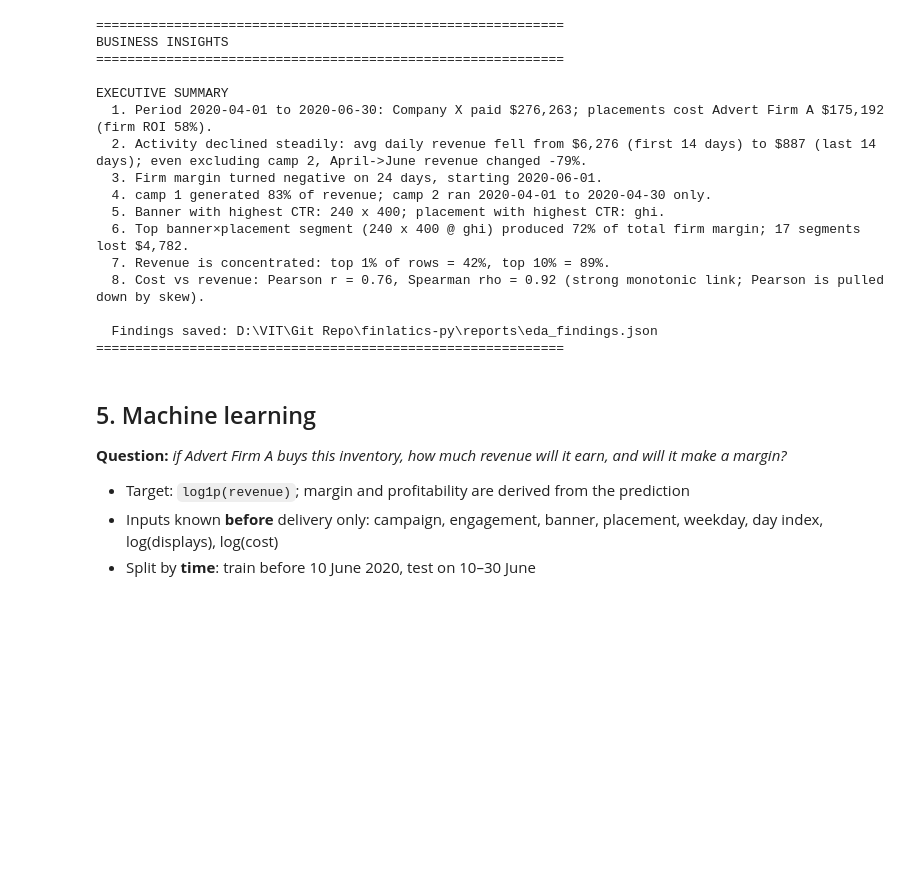
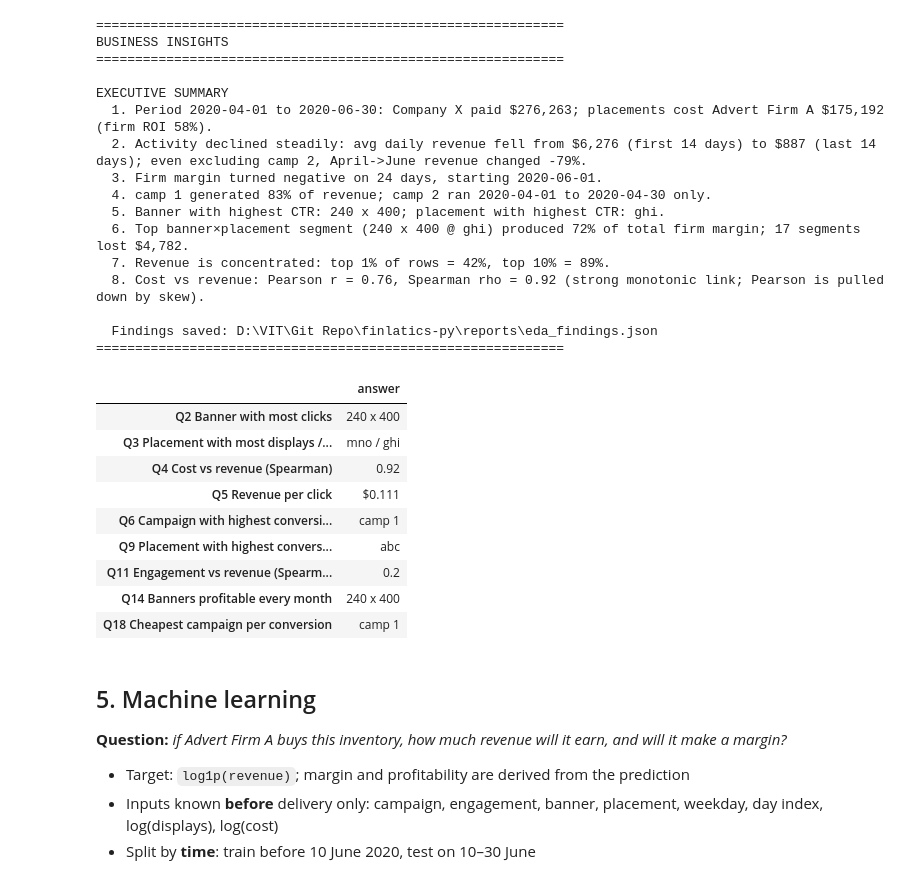
Before and after one commit to akshat-singh05/finlatics-py, a Jupyter notebook: notebooks/project_walkthrough.ipynb, the cells around one changed output. Cells and saved outputs as stored; diff of their text form; code cells hidden in the pictures; blank space fills up the shorter version.

```diff
--- a/notebooks/project_walkthrough.ipynb
+++ b/notebooks/project_walkthrough.ipynb
@@ -216,6 +235,36 @@ EXECUTIVE SUMMARY
 
   Findings saved: D:\VIT\Git Repo\finlatics-py\reports\eda_findings.json
 ============================================================
+# %%
+# A few of the 20 official answers, straight from the computed findings
+camps, f = findings["campaigns"], findings
+pd.Series({
+    "Q2  Banner with most clicks": f["banners"]["most_clicks"],
+    "Q3  Placement with most displays / clicks":
+        f"{f['placements']['most_displays']} / {f['placements']['most_clicks']}",
+    "Q4  Cost vs revenue (Spearman)": round(f["relationships"]["cost~revenue"]["spearman"], 2),
+    "Q5  Revenue per click": f"${f['revenue_per_click']['overall']:.3f}",
+    "Q6  Campaign with highest conversion rate":
+        max(camps, key=lambda c: camps[c]["conversion_rate"]),
+    "Q9  Placement with highest conversion rate (≥1,000 clicks)":
+        f["placement_conversions"]["highest_conversion_rate"],
+    "Q11 Engagement vs revenue (Spearman, row level)":
+        round(f["engagement_revenue"]["spearman_engagement_revenue"], 2),
+    "Q14 Banners profitable every month": ", ".join(f["roi_consistency"]["banners_profitable_every_month"]),
+    "Q18 Cheapest campaign per conversion":
+        min(f["cost_per_conversion"]["by_campaign"], key=f["cost_per_conversion"]["by_campaign"].get),
+}).to_frame("answer")
+# %% [output]
+|  | answer |
+| Q2 Banner with most clicks | 240 x 400 |
+| Q3 Placement with most displays /... | mno / ghi |
+| Q4 Cost vs revenue (Spearman) | 0.92 |
+| Q5 Revenue per click | $0.111 |
+| Q6 Campaign with highest conversi... | camp 1 |
+| Q9 Placement with highest convers... | abc |
+| Q11 Engagement vs revenue (Spearm... | 0.2 |
+| Q14 Banners profitable every month | 240 x 400 |
+| Q18 Cheapest campaign per conversion | camp 1 |
 # %% [markdown]
 ## 5. Machine learning
 
```
Also changed, not shown: parts of 11 cells of this notebook, 28 other files.
